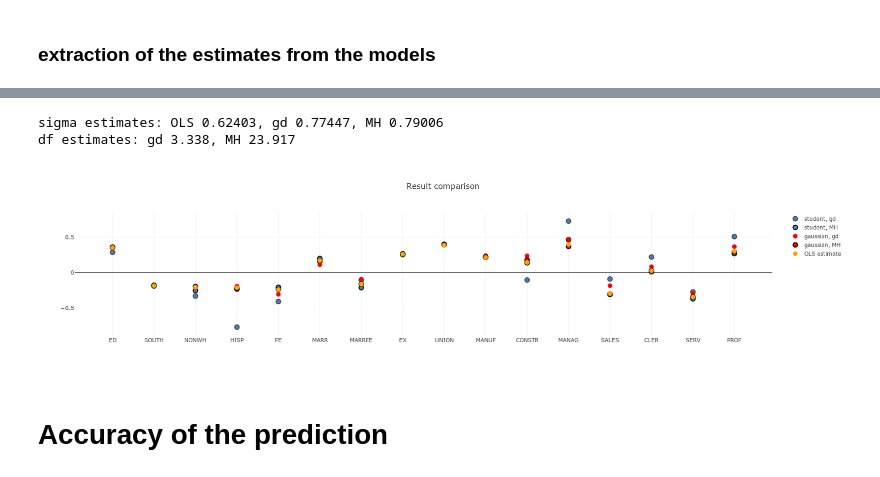
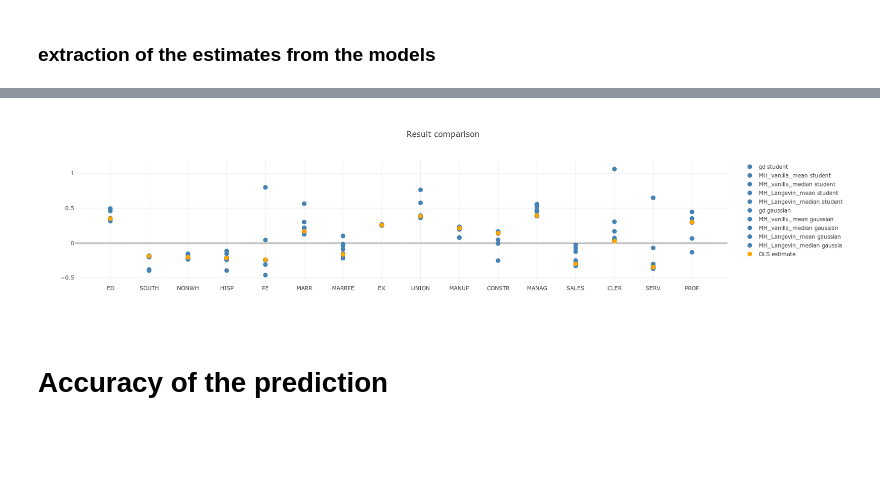
Before and after one commit to dufourc1/Bayesian_computation, a Jupyter notebook: testing.ipynb, the cells around one changed output, grey strips where cells are left out. Cells and saved outputs as stored; diff of their text form; code cells hidden in the pictures; blank space fills up the shorter version.

```diff
--- a/testing.ipynb
+++ b/testing.ipynb
@@ -141,5 +163,6 @@ Progress : [====================] 100% Done...
 # %%
 r_gaussian = pd.DataFrame(model_gaussian.results).T
 r_gaussian.columns = np.insert(predictors_name,0,"sigma")
-r_gaussian
+r_gaussian = r_gaussian.T
+r_gaussian.T
 # %% [output]
@@ -150,6 +175,7 @@ r_gaussian
 # %%
 r_student = pd.DataFrame(model_student.results).T
 r_student.columns = np.insert(predictors_name,0,"df")
-r_student
+r_student = r_student.T
+r_student.T
 # %% [output]
 |  | df | ED | SOUTH | NONWH | HISP | FE | MARR | MARRFE | EX | UNION | MANUF | ... |
@@ -164,78 +211,32 @@ beta_MH_gaussian = theta_MH_gaussian[1:]
 # %%
-trace0 = go.Scatter(
-    y = beta_gd_student,
-    name = 'student, gd',
-    mode = 'markers',
-    marker = dict(
-        size = 10,
-        color = 'steelblue',
-        line = dict(
-            width = 2)
-    )
-)
-trace1 = go.Scatter(
-    y = beta_MH_student,
-    name = 'student, MH',
-    mode = 'markers',
-    marker = dict(
-        size = 10,
-        color = 'steelblue',
-        line = dict(
-            width = 2, color = "black")
-    )
-)
-trace2 = go.Scatter(
-    y = beta_gd_gaussian,
-    name = 'gaussian, gd',
-    mode = 'markers',
-    marker = dict(
-        size = 10,
-        color = 'red',
-    )
-)
-trace3 = go.Scatter(
-    y = beta_MH_gaussian,
-    name = 'gaussian, MH',
-    mode = 'markers',
-    marker = dict(
-        size = 10,
-        color = 'red',
-        line = dict(
-            width = 2, color = "black")
-    )
-)
-
-trace4 = go.Scatter(
+trace_ref = go.Scatter(
     y = theta_OLS[1:],
     name = 'OLS estimate',
     mode = 'markers',
     marker = dict(
         size = 10,
         color = 'orange'
     )
 )
 
 
 
-data = [trace0,trace1, trace2, trace3, trace4]
+trace.append(trace_ref)
+data = trace
 
 layout = dict(title = 'Result comparison',
               yaxis = dict(zeroline = True),
                xaxis = go.layout.XAxis(
                         tickmode = 'array',
                         tickvals = np.arange(0,16),
                         ticktext = predictors_name,#np.insert(predictors_name,0,"noise"),
                        zeroline = False
                )
              )
 
 fig = dict(data=data, layout=layout)
-print("sigma estimates: OLS {:5.5}, gd {:5.5}, MH {:5.5}".format(theta_OLS[0],theta_gd_gaussian[0], theta_MH_gaussian[0]))
-print("df estimates: gd {:5.5}, MH {:5.5}".format(theta_gd_student[0],theta_MH_student[0]))
 py.iplot(fig)
 # %% [output]
-sigma estimates: OLS 0.62403, gd 0.77447, MH 0.79006
-df estimates: gd 3.338, MH 23.917
-[figure, old version]
+[figure, new version]
 # %% [markdown]
 # Accuracy of the prediction
```
Also changed, not shown: parts of 27 cells of this notebook, 6 other files.
